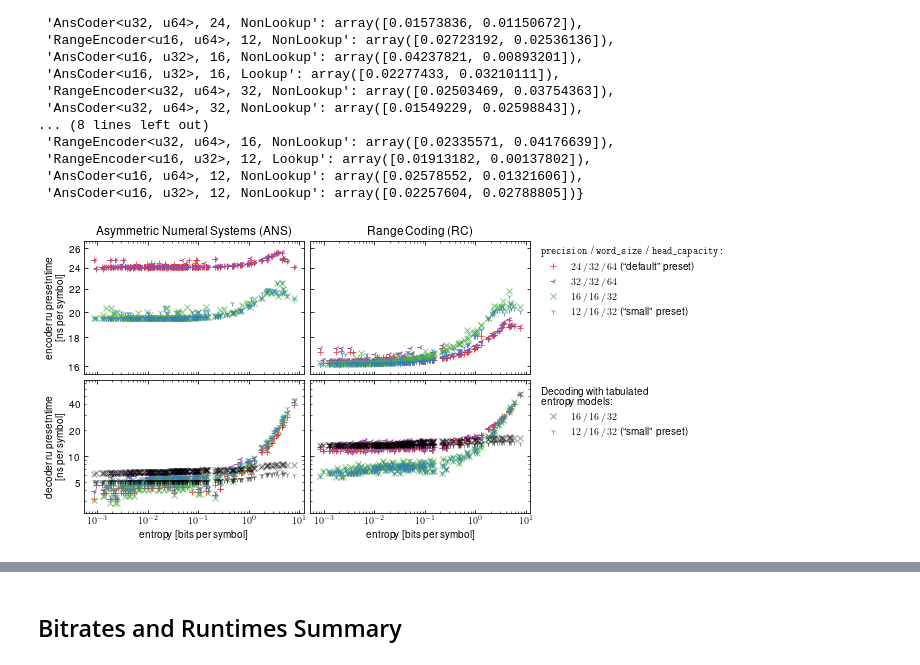
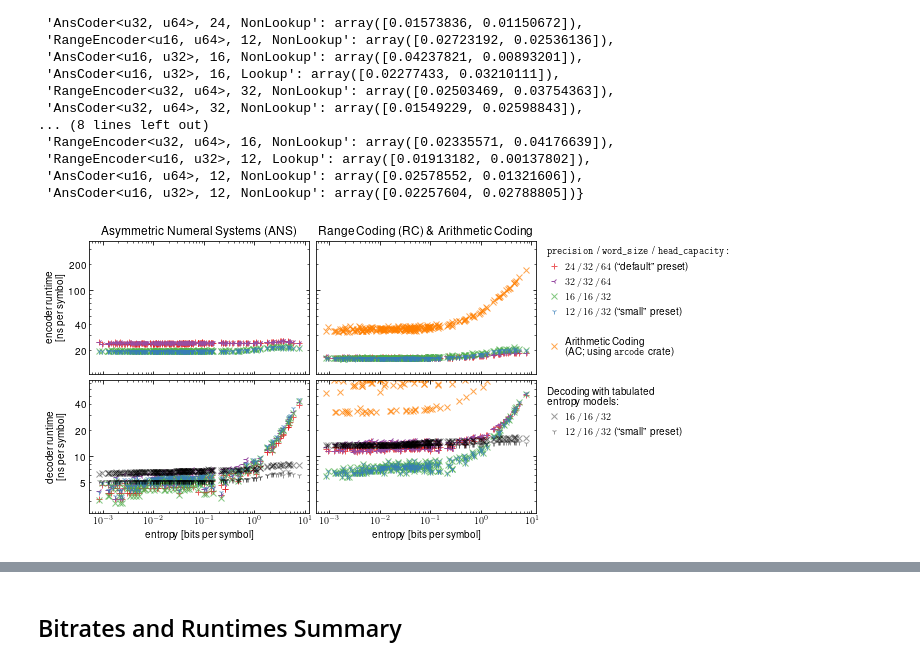
Before and after one commit to bamler-lab/understanding-ans, a Jupyter notebook: benchmarks/plots/plots.ipynb, the cells around one changed output, grey strips where cells are left out. Drawn from its saved outputs; the diff is of its cells as text; code cells hidden in the pictures.

Commit message:
Fix typos in runtime plot

```diff
--- a/benchmarks/plots/plots.ipynb
+++ b/benchmarks/plots/plots.ipynb
@@ -161,6 +163,7 @@ def plot_runtimes(ax1, ax2, index):
     ls += ax2.loglog(entropies, median_runtimes['RangeEncoder<u32, u64>, 32, NonLookup'][:, index], '3', c=colors[2], label='$32\,/\,32\,/\,64$', alpha=1)
     ls += ax2.loglog(entropies, median_runtimes['RangeEncoder<u16, u32>, 16, NonLookup'][:, index], 'x', c=colors[1], label='$16\,/\,16\,/\,32$', alpha=0.7)
     ls += ax2.loglog(entropies, median_runtimes['RangeEncoder<u16, u32>, 12, NonLookup'][:, index], '1', c=colors[0], label='$12\,/\,16\,/\,32$ {(``small\'\' preset)}', alpha=0.7)
+    ls += ax2.loglog(entropies, median_runtimes['arcode 63'][:, index], 'x', c=colors[4], label='Arithmetic Coding\n(AC; using \\texttt{arcode} crate)', alpha=0.7)
     if index == 1:
         ls += ax2.loglog(entropies, median_runtimes['RangeEncoder<u16, u32>, 16, Lookup'][:, index], 'x', c='k', label='$16\,/\,16\,/\,32$', alpha=0.4)
         ls += ax2.loglog(entropies, median_runtimes['RangeEncoder<u16, u32>, 12, Lookup'][:, index], '1', c='k', label='$12\,/\,16\,/\,32$ {(``small\'\' preset)}', alpha=0.4)
@@ -174,48 +177,52 @@ def plot_runtimes(ax1, ax2, index):
 fig, ((ax1t, ax2t), (ax1b, ax2b)) = plt.subplots(2, 2, figsize=(8, 5), sharex=True)
 
 ax1t.set_title('Asymmetric Numeral Systems (ANS)')
-ax2t.set_title('Range Coding (RC)')
-ax1t.set_ylabel('{encoder} ru presetntime\n[ns per symbol]')
-ax1b.set_ylabel('{decoder} ru presetntime\n[ns per symbol]')
+ax2t.set_title('Range Coding (RC) \\& Arithmetic Coding')
+ax1t.set_ylabel('encoder runtime\n[ns per symbol]')
+ax1b.set_ylabel('decoder runtime\n[ns per symbol]', labelpad=9)
 ax1b.set_xlabel('entropy [bits per symbol]')
 ax2b.set_xlabel('entropy [bits per symbol]')
 
 for ax in [ax1t, ax2t]:
-    ax.set_ylim((15.5, 26.8))
-
+    ax.set_ylim((4.9*2.2, 4.9*75))
 for ax in [ax1b, ax2b]:
     ax.set_ylim((2.2, 75))
-
 
 plot_runtimes(ax1t, ax2t, 0)
 rclines = plot_runtimes(ax1b, ax2b, 1)
 
 plt.text(1.05, 1.95, '\\texttt{precision} / \\texttt{word\\_size} / \\texttt{head\_capacity:}', transform=ax2b.transAxes)
 ax2b.add_artist(plt.legend(
     handles=rclines[:4],
-    loc="upper left", bbox_to_anchor=(1.02, 1.96), frameon=False))
+    loc="upper left", bbox_to_anchor=(1.03, 1.96), frameon=False, handlelength=0.6))
+
+ax2b.add_artist(plt.legend(
+    handles=rclines[4:5],
+    loc="upper left", bbox_to_anchor=(1.03, 1.4), frameon=False, handlelength=0.6))
 
 plt.text(1.05, 0.82, 'Decoding with tabulated\nentropy models:', transform=ax2b.transAxes)
 plt.legend(
-    handles=rclines[4:],
-    loc="upper left", bbox_to_anchor=(1.02, 0.83), frameon=False)
-
-# ax2t.add_artist(plt.legend(
-#     handles=[lac],
-#     loc="upper left", bbox_to_anchor=(1.02, 0.44), frameon=False))
+    handles=rclines[5:],
+    loc="upper left", bbox_to_anchor=(1.03, 0.83), frameon=False, handlelength=0.6)
 
 fig.subplots_adjust(wspace=0.03, hspace=0.05)
 
-ax1t.set_yticks(list(range(16, 28, 2)), [str(i) for i in range(16, 28, 2)])
-ax2t.set_yticks(list(range(16, 28, 2)), ['' for i in range(16, 28, 2)])
+encoder_yticks = list(range(20, 100, 10)) + list(range(100, 310, 100))
+encoder_majoryticks = [100]
+encoder_minoryticks = [i for i in encoder_yticks if i not in encoder_majoryticks]
+encoder_labeledyticks = [20, 40, 100, 200]
+ax1t.set_yticks(encoder_majoryticks, [str(y) if y in encoder_labeledyticks else '' for y in encoder_majoryticks], minor=False)
+ax1t.set_yticks(encoder_minoryticks, [str(y) if y in encoder_labeledyticks else '' for y in encoder_minoryticks], minor=True)
+ax2t.set_yticks(encoder_majoryticks, ['' for _ in encoder_majoryticks], minor=False)
+ax2t.set_yticks(encoder_minoryticks, ['' for _ in encoder_minoryticks], minor=True);
 
-decoder_yticks = list(range(3, 10)) + list(range(10, 80, 10))
+decoder_yticks = list(range(3, 10)) + list(range(10, 75, 10))
 decoder_majoryticks = [10]
 decoder_minoryticks = [i for i in decoder_yticks if i not in decoder_majoryticks]
 decoder_labeledyticks = [5, 10, 20, 40]
 ax1b.set_yticks(decoder_majoryticks, [str(y) if y in decoder_labeledyticks else '' for y in decoder_majoryticks], minor=False)
 ax1b.set_yticks(decoder_minoryticks, [str(y) if y in decoder_labeledyticks else '' for y in decoder_minoryticks], minor=True)
 ax2b.set_yticks(decoder_majoryticks, ['' for _ in decoder_majoryticks], minor=False)
 ax2b.set_yticks(decoder_minoryticks, ['' for _ in decoder_minoryticks], minor=True);
 # %% [output]
-[figure, old version]
+[figure, new version]
```
Also changed, not shown: parts of 3 cells of this notebook.
